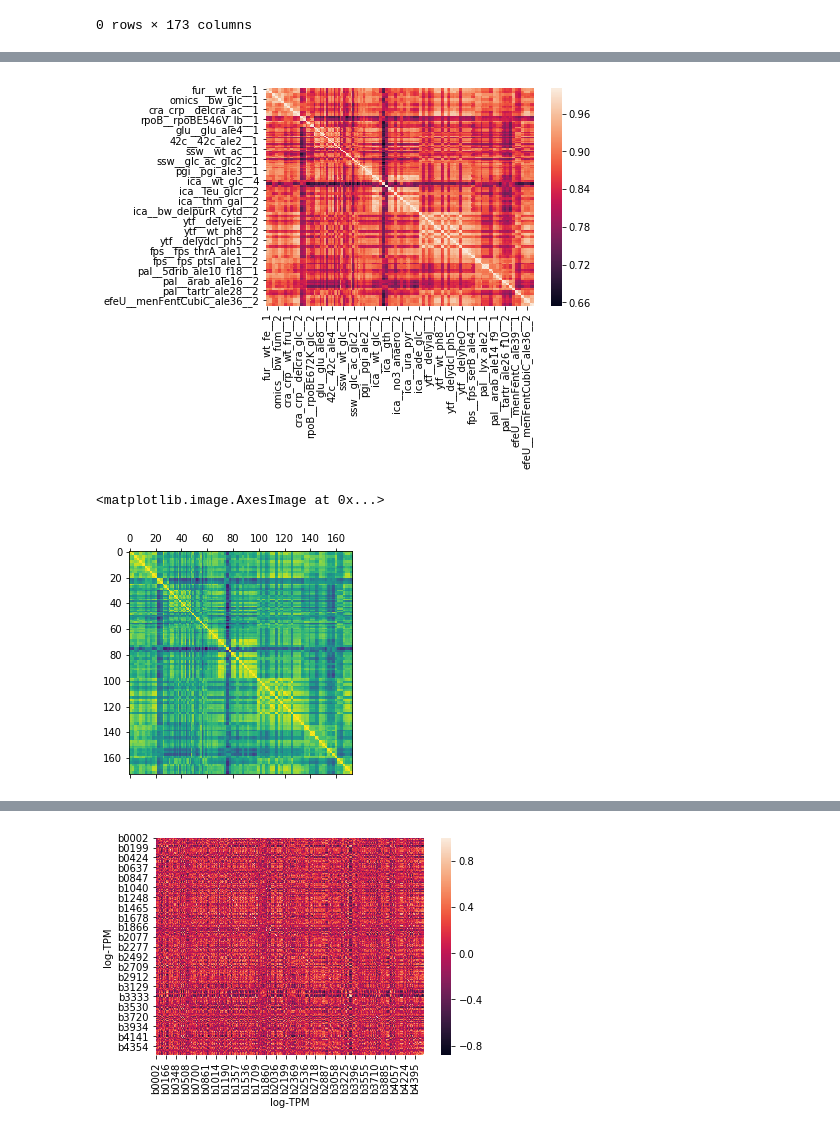
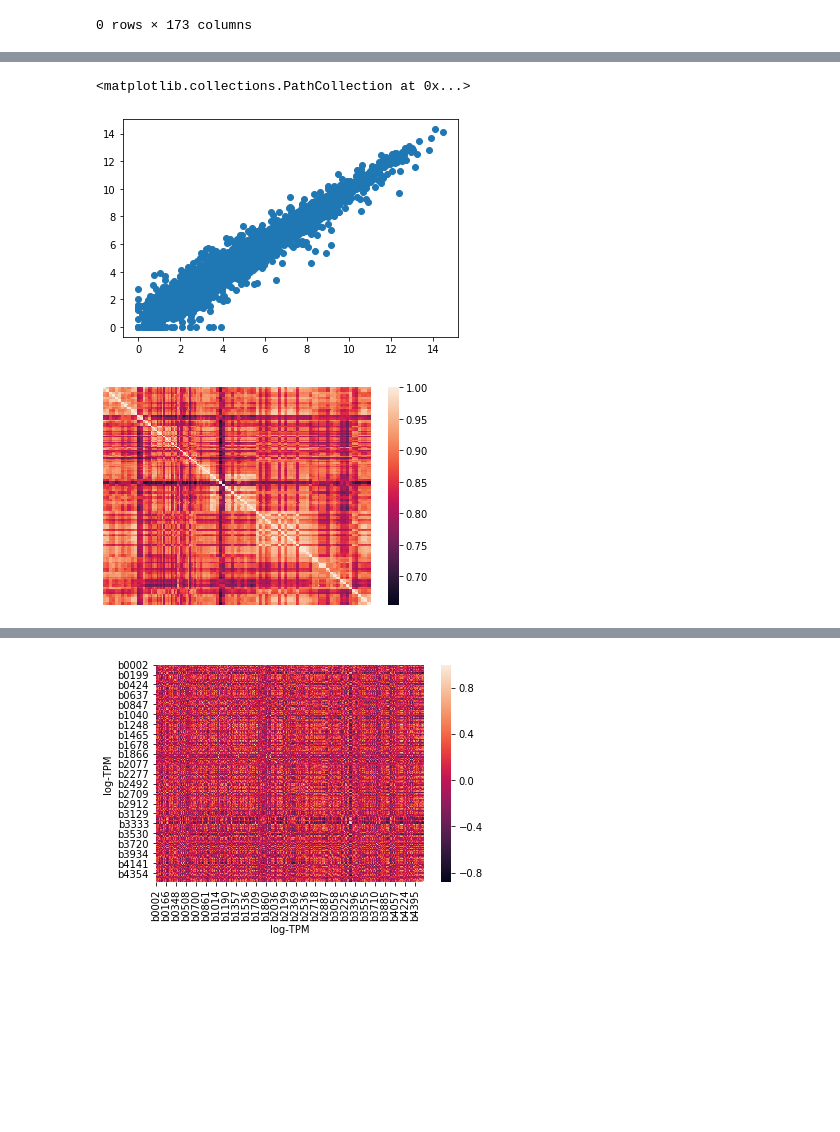
Before and after one commit to adamhockenberry/Growth-expression-translation, a Jupyter notebook: Code/scratch_SBS.ipynb, the cells around one changed output, grey strips where cells are left out. Saved outputs shown, nothing was run; the diff lists cells and outputs as text; code cells hidden in the pictures; blank space fills up the shorter version.

```diff
--- a/Code/scratch_SBS.ipynb
+++ b/Code/scratch_SBS.ipynb
@@ -273,14 +283,16 @@ condition_corr.head()
+# %%
+#Strongest correlation between conditions
+fig, ax = plt.subplots()
+ax.scatter(exp_data_clean['fur__wt_fe__1'], exp_data_clean['rpoB__rpoBE546V_glc__1'])
+# %% [output]
+<matplotlib.collections.PathCollection at 0x...>
+[figure, added]
 # %%
 #Visualize conditions matrix
-sns.heatmap(condition_corr)
+sns.heatmap(condition_corr, yticklabels=False, xticklabels=False)
 plt.show()
 # %% [output]
-[figure, old version]
+[figure, new version]
-# %%
-plt.matshow(condition_corr)
-# %% [output]
-<matplotlib.image.AxesImage at 0x...>
-[figure, removed]
 # %%
 #Transpose expression data
 exp_data_t = exp_data_clean.T
```
Also changed, not shown: parts of 50 cells of this notebook.
